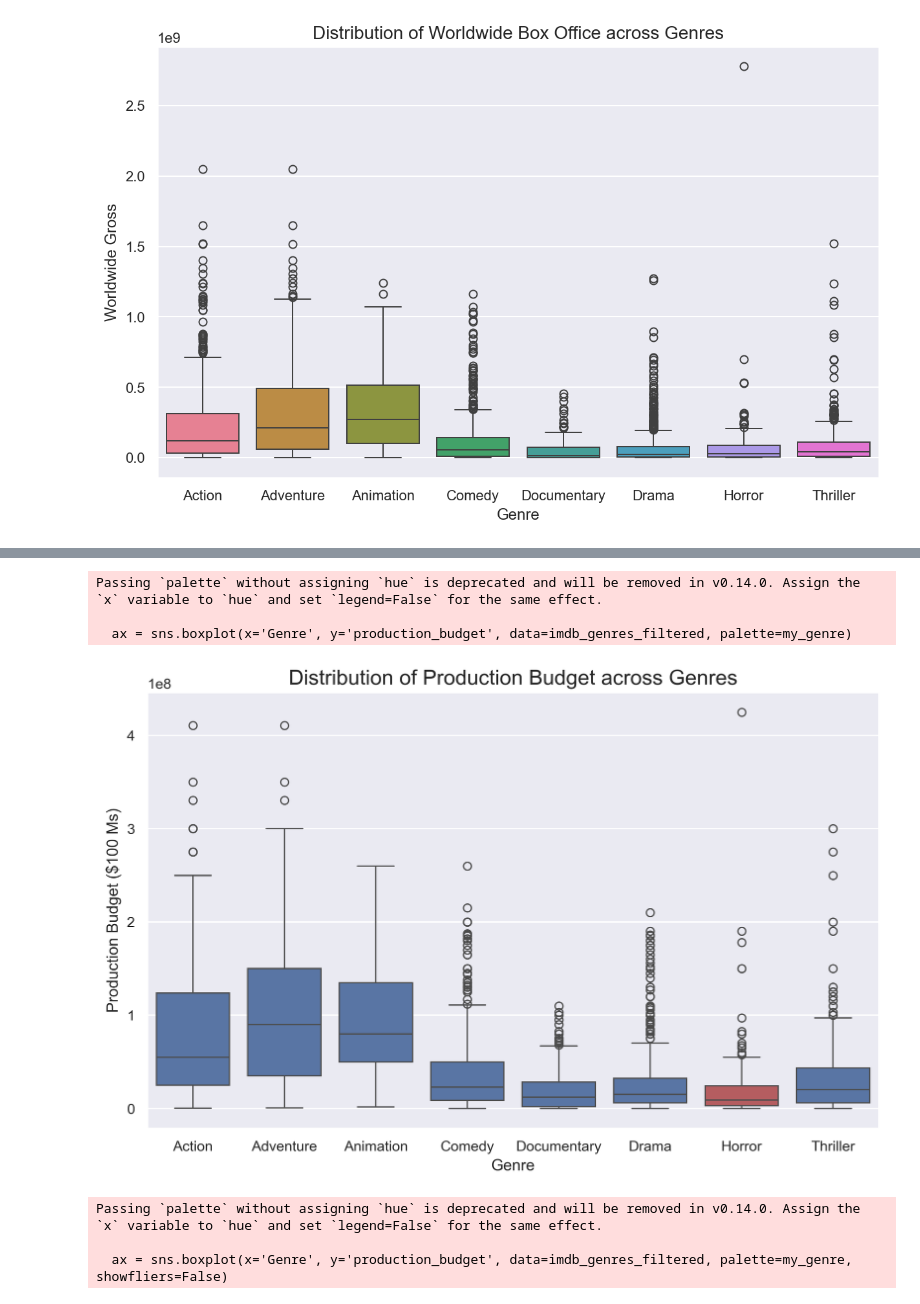
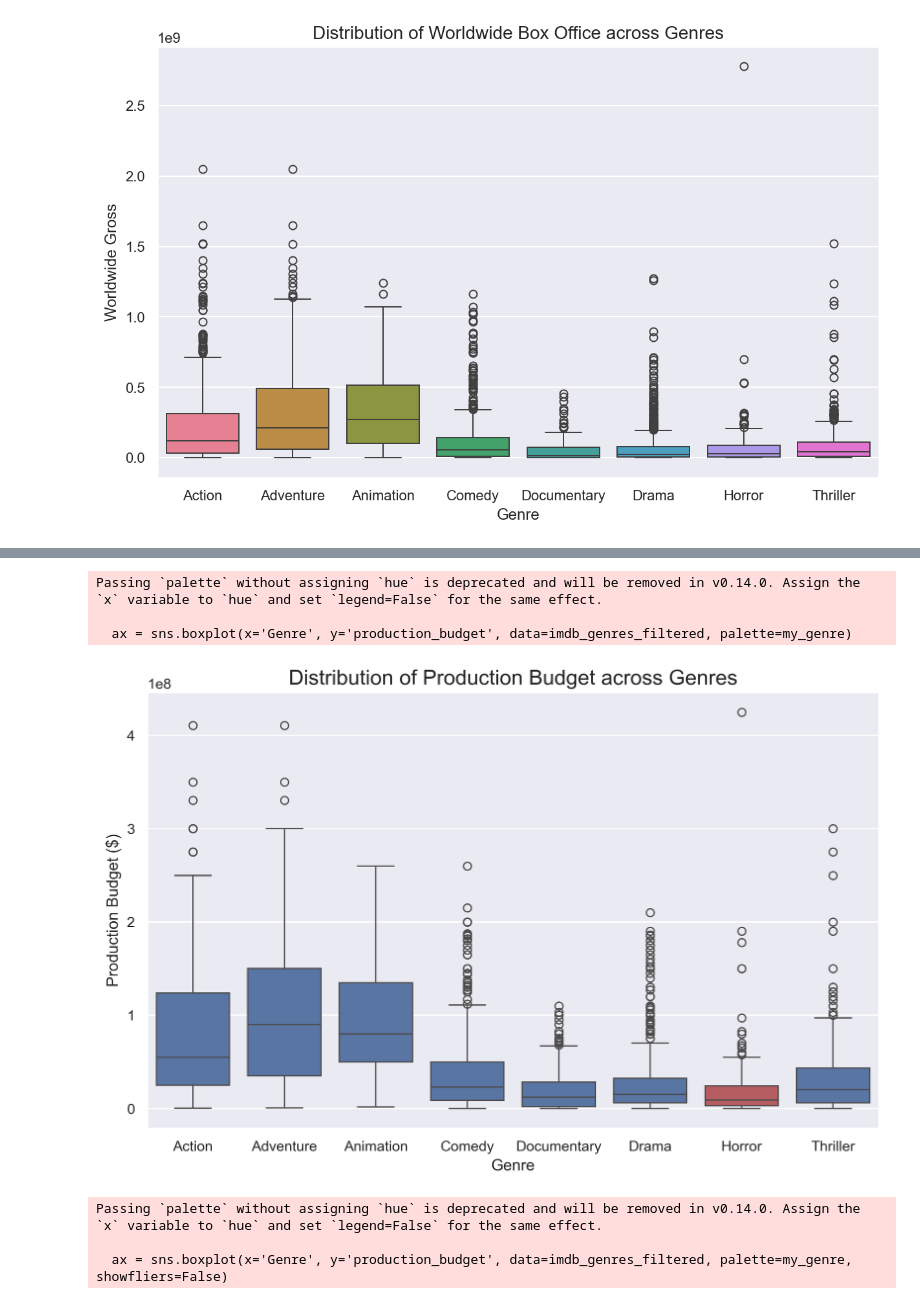
Before and after one commit to williambguo/ds-p2-project, a Jupyter notebook: code/eda.ipynb, the cells around one changed output, grey strips where cells are left out. Cells and saved outputs as stored; diff of their text form; code cells hidden in the pictures.

```diff
--- a/code/eda.ipynb
+++ b/code/eda.ipynb
@@ -772,28 +772,28 @@ Passing `palette` without assigning `hue` is deprecated and will be removed in v
 # %%
 # Filter for major genres: 'Action', 'Drama', 'Comedy', 'Adventure'
 genre_columns = ['Action', 'Adventure', 'Animation', 'Comedy', 'Documentary', 'Drama',  'Horror', 'Thriller']
 imdb_genres = imdb.melt(id_vars=['production_budget'], value_vars=genre_columns, var_name='Genre', value_name='Is_Genre')
 imdb_genres_filtered = imdb_genres[imdb_genres['Is_Genre'] == 1]
 sns.set_theme(style="darkgrid")
 # Create a box plot to visualize ROI distribution across genres
 plt.figure(figsize=(10, 6), dpi=300)
 
 my_genre = {genre: "r" if genre == "Horror" else "b" for genre in imdb_genres_filtered.Genre.unique()}
 ax = sns.boxplot(x='Genre', y='production_budget', data=imdb_genres_filtered, palette=my_genre)
 
 # Add titles and labels
 ax.set_title('Distribution of Production Budget across Genres', fontsize=16)
 ax.set_xlabel('Genre', fontsize=12)
-ax.set_ylabel('Production Budget ($100 Ms)', fontsize=12)
+ax.set_ylabel('Production Budget ($)', fontsize=12)
 
 plt.savefig('../images/budget_dist_genres.png', bbox_inches='tight')
 # Show the plot
 plt.show()
 # %% [output]
 Passing `palette` without assigning `hue` is deprecated and will be removed in v0.14.0. Assign the `x` variable to `hue` and set `legend=False` for the same effect.
 
   ax = sns.boxplot(x='Genre', y='production_budget', data=imdb_genres_filtered, palette=my_genre)
-[figure, old version]
+[figure, new version]
 # %%
 # Filter for major genres: 'Action', 'Drama', 'Comedy', 'Adventure'
 genre_columns = ['Action', 'Adventure', 'Animation', 'Comedy', 'Documentary', 'Drama',  'Horror', 'Thriller']
```
Also changed, not shown: parts of 1 cell of this notebook, 1 other file.
